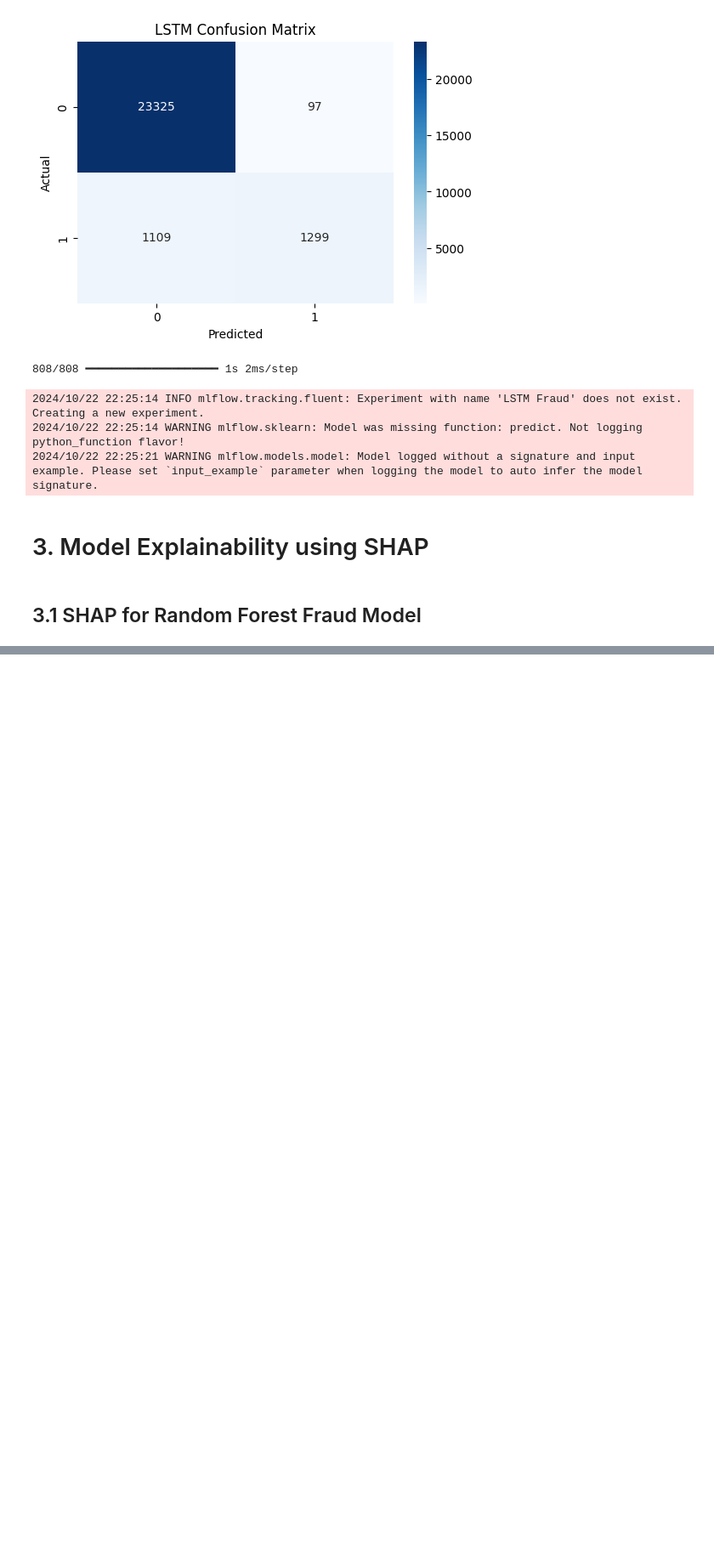
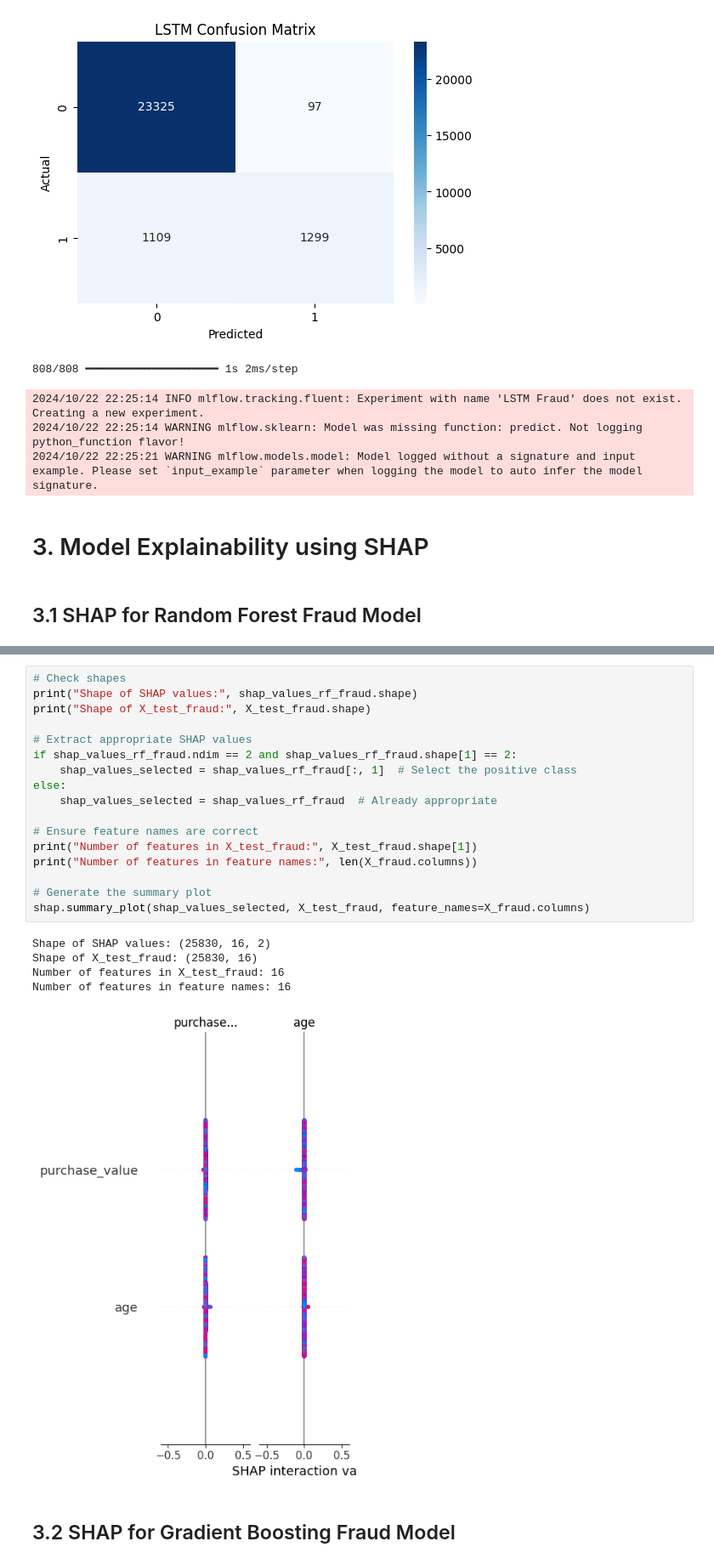
Before and after one commit to BlenSeleshi/FraudDetection, a Jupyter notebook: notebooks/model_training.ipynb, the cells around one changed output, grey strips where cells are left out. Shown at 85% size. Saved outputs shown, nothing was run; the diff lists cells and outputs as text; blank space fills up the shorter version.

Commit message:
performed model interpretability using lime and shap

```diff
--- a/notebooks/model_training.ipynb
+++ b/notebooks/model_training.ipynb
@@ -179,0 +179,25 @@ NameError: name 'rf_model_fraud' is not defined
+# %%
+# Check shapes
+print("Shape of SHAP values:", shap_values_rf_fraud.shape)
+print("Shape of X_test_fraud:", X_test_fraud.shape)
+
+# Extract appropriate SHAP values
+if shap_values_rf_fraud.ndim == 2 and shap_values_rf_fraud.shape[1] == 2:
+    shap_values_selected = shap_values_rf_fraud[:, 1]  # Select the positive class
+else:
+    shap_values_selected = shap_values_rf_fraud  # Already appropriate
+
+# Ensure feature names are correct
+print("Number of features in X_test_fraud:", X_test_fraud.shape[1])
+print("Number of features in feature names:", len(X_fraud.columns))
+
+# Generate the summary plot
+shap.summary_plot(shap_values_selected, X_test_fraud, feature_names=X_fraud.columns)
+# %% [output]
+Shape of SHAP values: (25830, 16, 2)
+Shape of X_test_fraud: (25830, 16)
+Number of features in X_test_fraud: 16
+Number of features in feature names: 16
+[figure, added]
+# %% [markdown]
+## 3.2  SHAP for Gradient Boosting Fraud Model
```
Also changed, not shown: parts of 6 cells of this notebook.
